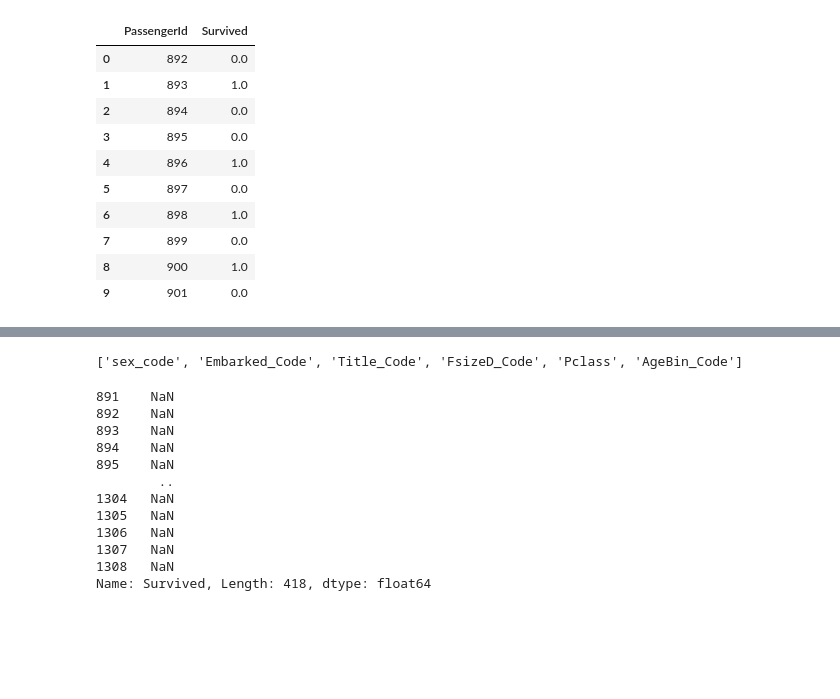
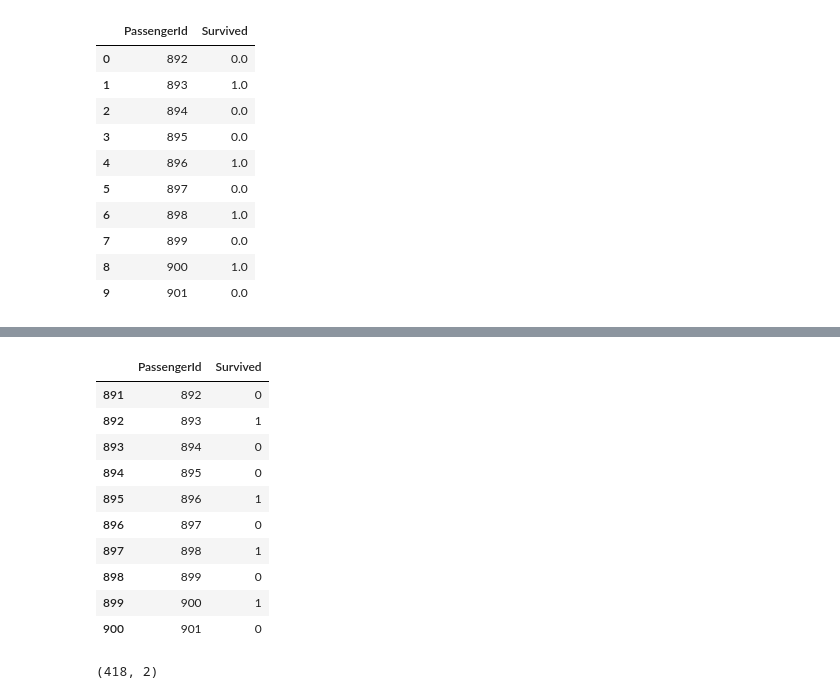
Before and after one commit to GD-L/Titanic, a Jupyter notebook: Titanic_Kaggle.ipynb, the cells around one changed output, grey strips where cells are left out. Saved outputs shown, nothing was run; the diff lists cells and outputs as text; code cells hidden in the pictures; blank space fills up the shorter version.

```diff
--- a/Titanic_Kaggle.ipynb
+++ b/Titanic_Kaggle.ipynb
@@ -42,6 +42,6 @@ for dirname, _, filenames in os.walk('./Data'):
 # %%
 #Load the training data and print the first 5 rows.
-train_data = pd.read_csv('./Data/train.csv')
+train_data = pd.read_csv('./input/train.csv')
 train_data.head()
 # %% [output]
 |  | PassengerId | Survived | Pclass | Name | Sex | Age | SibSp | Parch | Ticket | Fare | ... |
@@ -52,7 +52,7 @@ train_data.head()
 | 4 | 5 | 0 | 3 | Allen, Mr. William Henry | male | 35.0 | 0 | 0 | 373450 | 8.0500 | ... |
 # %%
 #Load the testing data and print the first 5 rows.
-test_data = pd.read_csv('./Data/test.csv')
+test_data = pd.read_csv('./input/test.csv')
 test_data.head()
 # %% [output]
 |  | PassengerId | Pclass | Name | Sex | Age | SibSp | Parch | Ticket | Fare | Cabin | ... |
@@ -595,7 +597,6 @@ output.head(10)
 | 8 | 900 | 1.0 |
 | 9 | 901 | 0.0 |
 # %%
-test_dat = titanic[titanic.Survived.notnull()]
-train_dat = titanic[titanic.Survived.isnull()]
-
-test_dat.head()
+#Split encoded data into test & train data sets.
+train_dat = titanic[titanic.Survived.notnull()]
+test_dat = titanic[titanic.Survived.isnull()]
@@ -624,6 +603,9 @@ X_test = pd.get_dummies(test_dat[vars_coded])
 # %%
+#Set new training random forest with coded variables of new data set.
+y = train_dat['Survived']
+X = pd.get_dummies(train_dat[vars_coded])
+X_test = pd.get_dummies(test_dat[vars_coded])
+
 model = RandomForestClassifier(n_estimators = 100, max_depth = 5, random_state = 1)
 model.fit(X,y)
 predictions = model.predict(X_test)
-
-output = pd.DataFrame({'PassengerId': test_dat.PassengerId, 'Survived': predictions})
@@ -652,19 +612,23 @@ memory usage: 50.6+ KB
-# %%
-print(vars_coded)
-# %% [output]
-['sex_code', 'Embarked_Code', 'Title_Code', 'FsizeD_Code', 'Pclass', 'AgeBin_Code']
-# %%
-print(y)
-# %% [output]
-891    NaN
-892    NaN
-893    NaN
-894    NaN
-895    NaN
-        ..
-1304   NaN
-1305   NaN
-1306   NaN
-1307   NaN
-1308   NaN
-Name: Survived, Length: 418, dtype: float64
+# %%
+#Create new gender submission DF
+gender_submission = pd.DataFrame({'PassengerId': test_dat.PassengerId, 'Survived': predictions.astype(int)})
+gender_submission.head(10)
+# %% [output]
+|  | PassengerId | Survived |
+| 891 | 892 | 0 |
+| 892 | 893 | 1 |
+| 893 | 894 | 0 |
+| 894 | 895 | 0 |
+| 895 | 896 | 1 |
+| 896 | 897 | 0 |
+| 897 | 898 | 1 |
+| 898 | 899 | 0 |
+| 899 | 900 | 1 |
+| 900 | 901 | 0 |
+# %%
+#Save Gender Submission
+save_file = './output/gender_submission.csv'
+gender_submission.to_csv(save_file, sep = ',',index=False)
+gender_submission.shape
+# %% [output]
+(418, 2)
```
Also changed, not shown: parts of 9 cells of this notebook, 4 other files.
